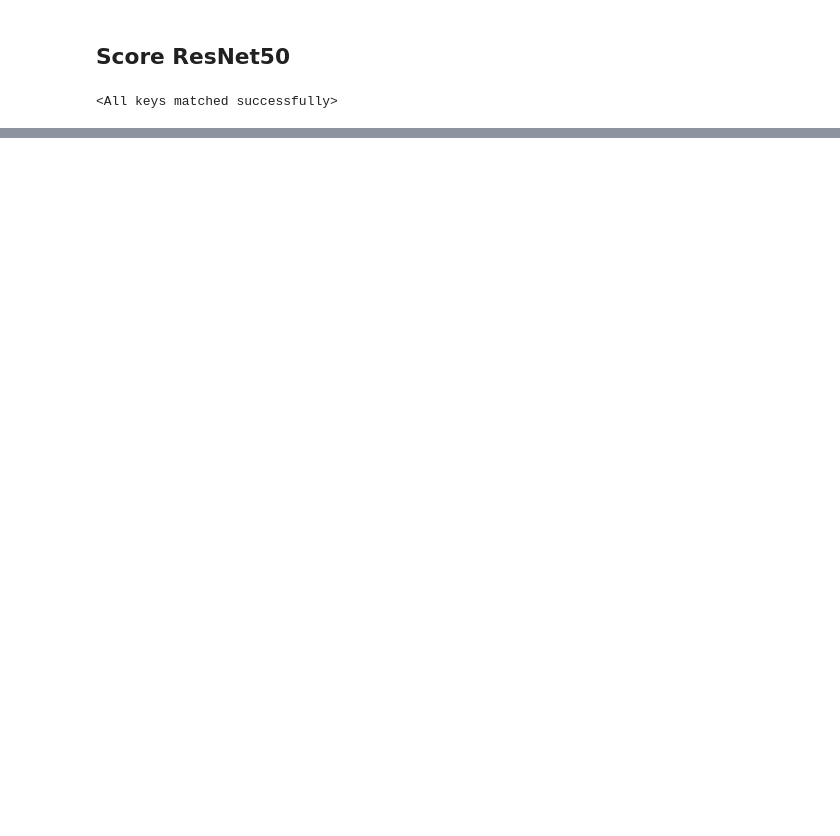
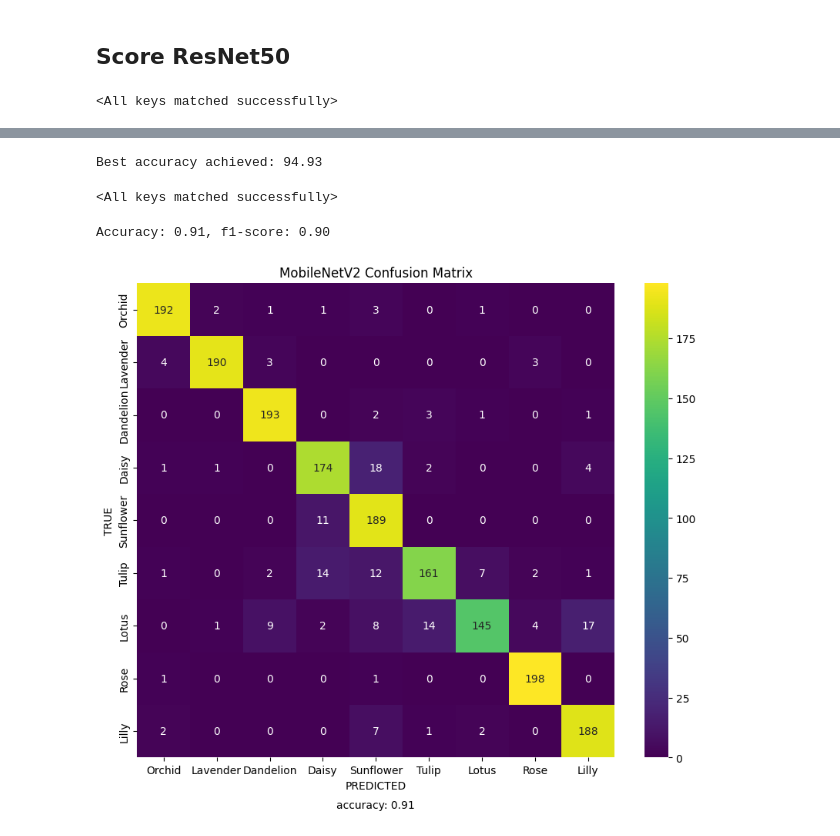
Before and after one commit to foggyTeam/Dandelion, a Jupyter notebook: notebook.ipynb, the cells around one changed output, grey strips where cells are left out. Saved outputs shown, nothing was run; the diff lists cells and outputs as text; code cells hidden in the pictures; blank space fills up the shorter version.

```diff
--- a/notebook.ipynb
+++ b/notebook.ipynb
@@ -409,0 +521,28 @@ Accuracy: 0.84, f1-score: 0.84
+# %%
+# load params with the best accuracy
+mobilenet_v2.load_state_dict(best_mobilenet_v2_params)
+colored_print(f'\nBest accuracy achieved: {best_mobilenet_v2_accuracy:.2f}', 'g')
+
+torch.save(mobilenet_v2.state_dict(), os.path.join(best_models_path, 'mobilenet_v2.pth'))
+# %% [output]
+Best accuracy achieved: 94.93
+# %%
+# path to best params
+best_mobilenet_v2_params_path = os.path.join(best_models_path, 'mobilenet_v2.pth')
+# %%
+# load best params into model
+mobilenet_v2.load_state_dict(torch.load(best_mobilenet_v2_params_path, weights_only=True))
+# %% [output]
+<All keys matched successfully>
+# %%
+# use GPU if available
+device = torch.device("cuda" if torch.cuda.is_available() else "cpu")
+mobilenet_v2 = mobilenet_v2.to(device)
+# %%
+# model is ready for use
+mobilenet_v2_accuracy, mobilenet_v2_f1_score, mobilenet_v2_confusion_matrix = score_model(mobilenet_v2)
+colored_print(f'Accuracy: {mobilenet_v2_accuracy:.2f}, f1-score: {mobilenet_v2_f1_score:.2f}', 'g')
+plot_confusion_matrix(mobilenet_v2_confusion_matrix, 'MobileNetV2', mobilenet_v2_accuracy)
+# %% [output]
+Accuracy: 0.91, f1-score: 0.90
+[figure, added]
```
Also changed, not shown: parts of 26 cells of this notebook.
